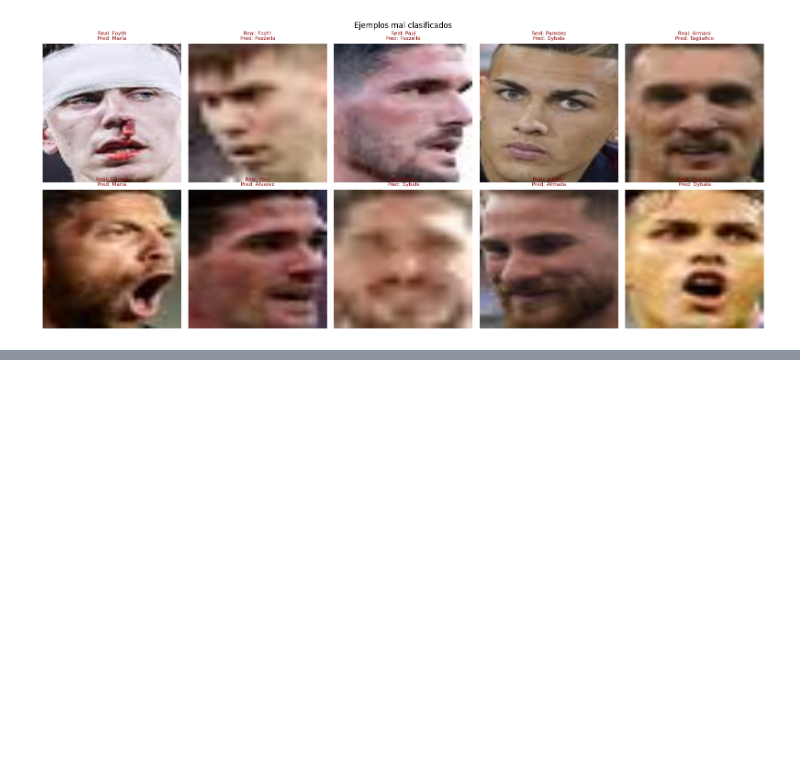
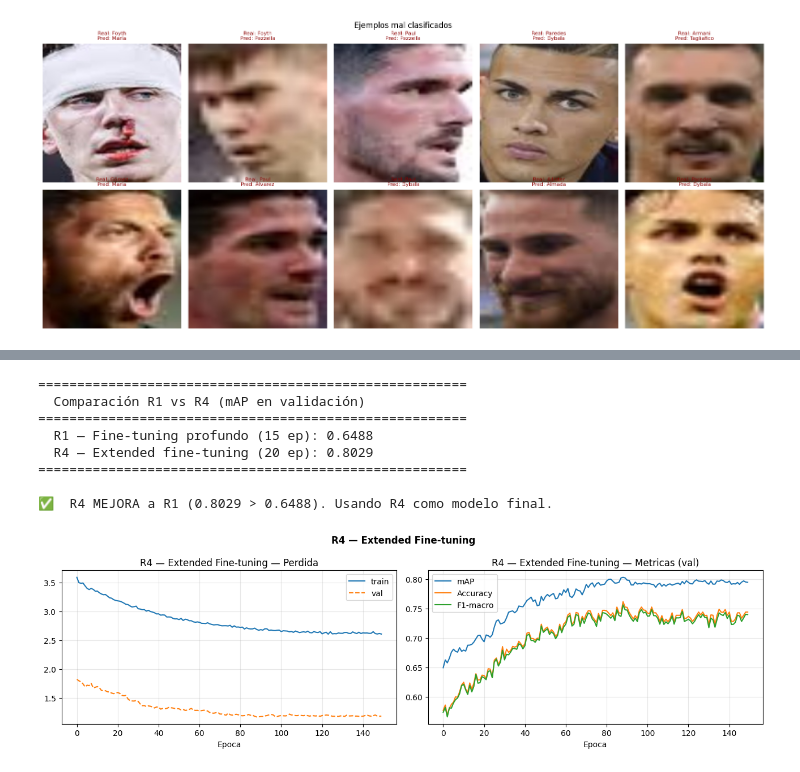
Before and after one commit to agudgithub/redes-neuronales-profundas, a Jupyter notebook: dev/03_model_training.ipynb, the cells around one changed output, grey strips where cells are left out. Cells and saved outputs as stored; diff of their text form; code cells hidden in the pictures; blank space fills up the shorter version.

Commit message:
Ahora guardo tambien el centroide y el modelo entranado con 100 epocas mas, teniendo mejora en el mAP. Se agrega lfs para no tener problemas con subir archivos grandes para el modelo entrando .pth

```diff
--- a/dev/03_model_training.ipynb
+++ b/dev/03_model_training.ipynb
@@ -1390,0 +1434,31 @@ Advertencia: supera 95 MB. Configurar Git LFS antes de commitear:
+# %%
+# ── Comparación R1 vs R4 y elección del modelo final ──────────
+print('=' * 55)
+print('  Comparación R1 vs R4 (mAP en validación)')
+print('=' * 55)
+print(f'  R1 — Fine-tuning profundo (15 ep): {best_map_r1:.4f}')
+print(f'  R4 — Extended fine-tuning (20 ep): {best_map_r4:.4f}')
+print('=' * 55)
+
+if best_map_r4 > best_map_r1:
+    final_model_extended = model_r4
+    final_map_extended   = best_map_r4
+    final_name_extended  = 'R4 — Extended Fine-tuning'
+    print(f'\n✅  R4 MEJORA a R1 ({best_map_r4:.4f} > {best_map_r1:.4f}). Usando R4 como modelo final.')
+else:
+    final_model_extended = model_r1
+    final_map_extended   = best_map_r1
+    final_name_extended  = 'R1 — Fine-tuning profundo'
+    print(f'\n⚠️  R4 NO mejora a R1 ({best_map_r4:.4f} ≤ {best_map_r1:.4f}). Manteniendo R1 como modelo final.')
+
+plot_curves(history_r4, 'R4 — Extended Fine-tuning')
+# %% [output]
+=======================================================
+  Comparación R1 vs R4 (mAP en validación)
+=======================================================
+  R1 — Fine-tuning profundo (15 ep): 0.6488
+  R4 — Extended fine-tuning (20 ep): 0.8029
+=======================================================
+
+✅  R4 MEJORA a R1 (0.8029 > 0.6488). Usando R4 como modelo final.
+[figure, added]
```
Also changed, not shown: parts of 6 cells of this notebook, 2 other files.
